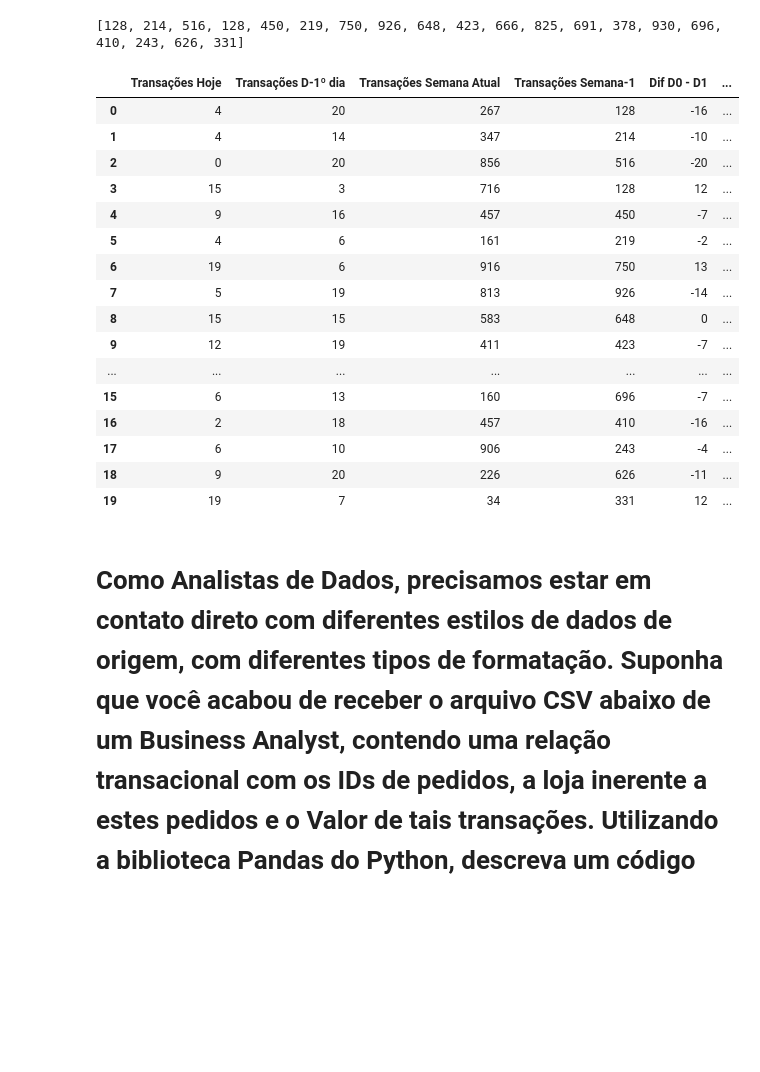
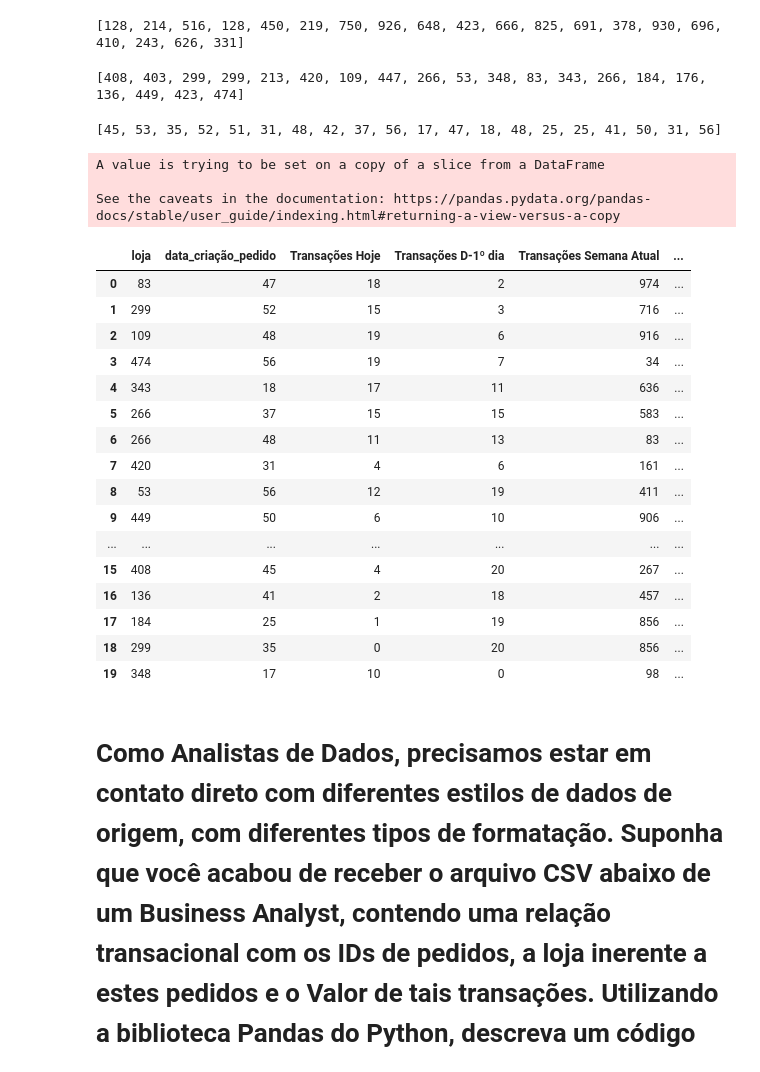
Before and after one commit to yguenka/K-Case, a Jupyter notebook: Konduto Case Interno- Analista de Dados.ipynb, the cells around one changed output. Drawn from its saved outputs; the diff is of its cells as text; code cells hidden in the pictures; blank space fills up the shorter version.

```diff
--- a/Konduto Case Interno- Analista de Dados.ipynb
+++ b/Konduto Case Interno- Analista de Dados.ipynb
@@ -230,38 +231,69 @@ for x in range(20):
 print(S1)
 # %% [output]
 [128, 214, 516, 128, 450, 219, 750, 926, 648, 423, 666, 825, 691, 378, 930, 696, 410, 243, 626, 331]
+# %%
+loja_id = []
+for x in range(20):
+    loja_id.append(random.randint(0,500))
+print(loja_id)
+# %% [output]
+[408, 403, 299, 299, 213, 420, 109, 447, 266, 53, 348, 83, 343, 266, 184, 176, 136, 449, 423, 474]
+# %%
+intervalo_data = []
+for x in range(20):
+    intervalo_data.append(random.randint(15,60))
+print(intervalo_data)
+# %% [output]
+[45, 53, 35, 52, 51, 31, 48, 42, 37, 56, 17, 47, 18, 48, 25, 25, 41, 50, 31, 56]
 # %%
-tabela_pedidos = pd.DataFrame(data={"Transações Hoje": D0, "Transações D-1º dia": D1,
+tabela_pedidos = pd.DataFrame(data={"loja": loja_id, "data_criação_pedido": intervalo_data,
+                                    "Transações Hoje": D0, "Transações D-1º dia": D1,
                                    "Transações Semana Atual": S0, "Transações Semana-1": S1})
+
+
 tabela_pedidos["Dif D0 - D1"] = tabela_pedidos["Transações Hoje"] - tabela_pedidos["Transações D-1º dia"]
 tabela_pedidos["Dif S0 - S1"] = tabela_pedidos["Transações Semana Atual"] - tabela_pedidos["Transações Semana-1"]
+tabela_pedidos['num_pedidos'] = 1
+tabela_pedidos["status_id"] = 300
 
 tabela_pedidos["Variação % D0 vs D-1"] = 0
-for x in range(len(tabela_pedidos["Transações Semana-1"])):
+for x in range(len(tabela_pedidos["Transações D-1º dia"])):
+    if tabela_pedidos["Transações D-1º dia"][x] == 0:
+        tabela_pedidos["Variação % D0 vs D-1"][x] = np.nan
+    else:
+        tabela_pedidos["Variação % D0 vs D-1"][x] = (tabela_pedidos["Dif D0 - D1"][x]/tabela_pedidos["Transações D-1º dia"][x])*100
+
+tabela_pedidos["Variação % S0 vs S-1"] = 0
+for x in range(len(tabela_pedidos["Transações D-1º dia"])):
     if tabela_pedidos["Transações Semana-1"][x] == 0:
-        tabela_pedidos["Variação % D0 vs D-1"][x] = "Null"
+        tabela_pedidos["Variação % S0 vs S-1"][x] = np.nan
     else:
-        tabela_pedidos["Variação % D0 vs D-1"][x] = tabela_pedidos["Transações Semana-1"][x]
+        tabela_pedidos["Variação % S0 vs S-1"][x] = (tabela_pedidos["Dif S0 - S1"][x]/tabela_pedidos["Transações Semana-1"][x])*100
+# %% [output]
+A value is trying to be set on a copy of a slice from a DataFrame
+
+See the caveats in the documentation: https://pandas.pydata.org/pandas-docs/stable/user_guide/indexing.html#returning-a-view-versus-a-copy
-# %%
-tabela_pedidos
-# %% [output]
-|  | Transações Hoje | Transações D-1º dia | Transações Semana Atual | Transações Semana-1 | Dif D0 - D1 | ... |
-| 0 | 4 | 20 | 267 | 128 | -16 | ... |
-| 1 | 4 | 14 | 347 | 214 | -10 | ... |
-| 2 | 0 | 20 | 856 | 516 | -20 | ... |
-| 3 | 15 | 3 | 716 | 128 | 12 | ... |
-| 4 | 9 | 16 | 457 | 450 | -7 | ... |
-| 5 | 4 | 6 | 161 | 219 | -2 | ... |
-| 6 | 19 | 6 | 916 | 750 | 13 | ... |
-| 7 | 5 | 19 | 813 | 926 | -14 | ... |
-| 8 | 15 | 15 | 583 | 648 | 0 | ... |
-| 9 | 12 | 19 | 411 | 423 | -7 | ... |
-| ... | ... | ... | ... | ... | ... | ... |
-| 15 | 6 | 13 | 160 | 696 | -7 | ... |
-| 16 | 2 | 18 | 457 | 410 | -16 | ... |
-| 17 | 6 | 10 | 906 | 243 | -4 | ... |
-| 18 | 9 | 20 | 226 | 626 | -11 | ... |
-| 19 | 19 | 7 | 34 | 331 | 12 | ... |
+# %%
+tabela_pedidos = tabela_pedidos.sort_values(by='Variação % D0 vs D-1', ascending=False).reset_index(drop=True)
+tabela_pedidos
+# %% [output]
+|  | loja | data_criação_pedido | Transações Hoje | Transações D-1º dia | Transações Semana Atual | ... |
+| 0 | 83 | 47 | 18 | 2 | 974 | ... |
+| 1 | 299 | 52 | 15 | 3 | 716 | ... |
+| 2 | 109 | 48 | 19 | 6 | 916 | ... |
+| 3 | 474 | 56 | 19 | 7 | 34 | ... |
+| 4 | 343 | 18 | 17 | 11 | 636 | ... |
+| 5 | 266 | 37 | 15 | 15 | 583 | ... |
+| 6 | 266 | 48 | 11 | 13 | 83 | ... |
+| 7 | 420 | 31 | 4 | 6 | 161 | ... |
+| 8 | 53 | 56 | 12 | 19 | 411 | ... |
+| 9 | 449 | 50 | 6 | 10 | 906 | ... |
+| ... | ... | ... | ... | ... | ... | ... |
+| 15 | 408 | 45 | 4 | 20 | 267 | ... |
+| 16 | 136 | 41 | 2 | 18 | 457 | ... |
+| 17 | 184 | 25 | 1 | 19 | 856 | ... |
+| 18 | 299 | 35 | 0 | 20 | 856 | ... |
+| 19 | 348 | 17 | 10 | 0 | 98 | ... |
 # %% [markdown]
 # Como Analistas de Dados, precisamos estar em contato direto com diferentes estilos de dados de origem, com diferentes tipos de formatação. Suponha que você acabou de receber o arquivo CSV abaixo de um Business Analyst, contendo uma relação transacional com os IDs de pedidos, a loja inerente a estes pedidos e o Valor de tais transações. Utilizando a biblioteca Pandas do Python, descreva um código que poderia ser utilizado para efetuar a leitura correta dos dados, tendo em vista que os IDs deverão ser entendidos como caracteres (Strings) e os valores como valores decimais."
 # %%
```
Also changed, not shown: parts of 1 cell of this notebook.
